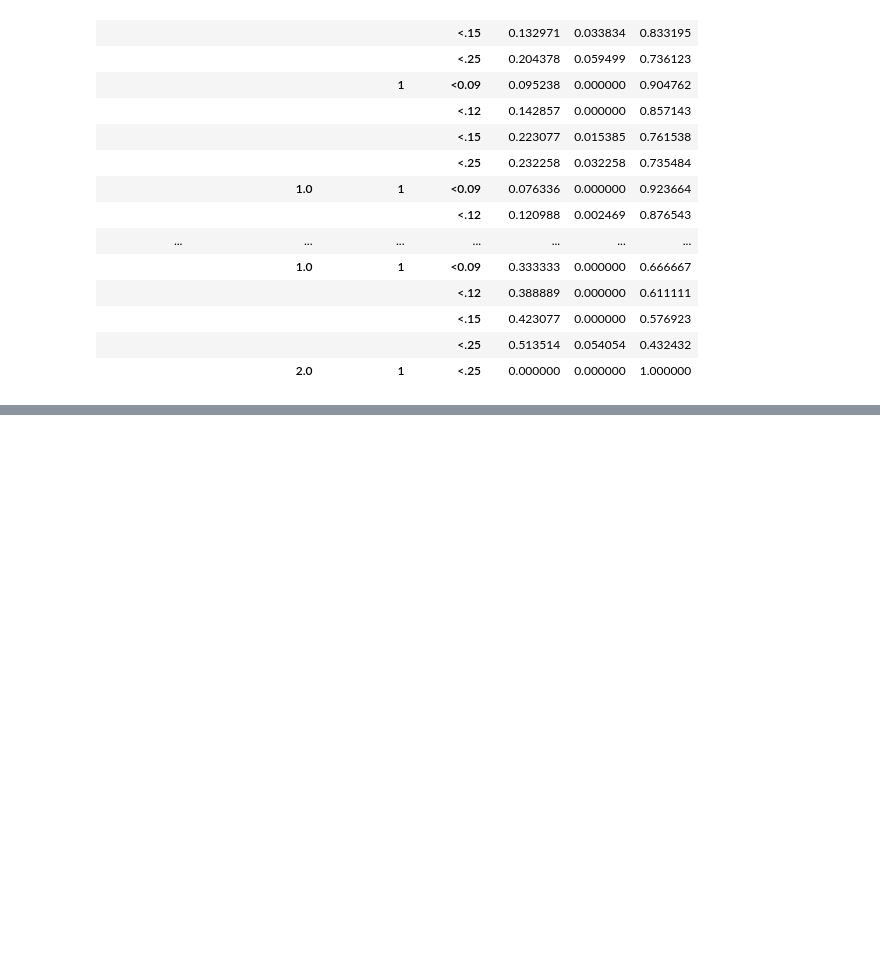
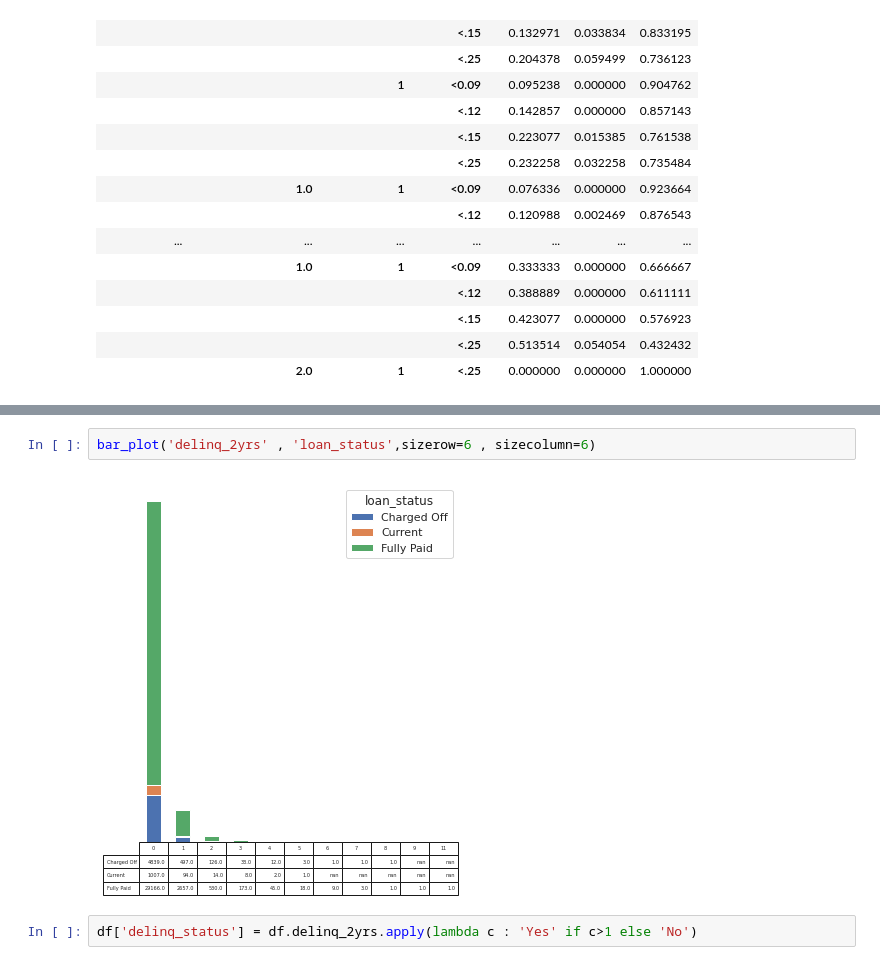
Before and after one commit to karthikmnkrishna/Loan-default-prediction, a Jupyter notebook: Loan_Case_study.ipynb, the cells around one changed output, grey strips where cells are left out. Cells and saved outputs as stored; diff of their text form; blank space fills up the shorter version.

```diff
--- a/Loan_Case_study.ipynb
+++ b/Loan_Case_study.ipynb
@@ -1071,0 +1101,6 @@ pd.crosstab([df.late_fee_status,df.pub_rec_bankruptcies ,df.pub_rec_exists ,df.i
+# %%
+bar_plot('delinq_2yrs' , 'loan_status',sizerow=6 , sizecolumn=6)
+# %% [output]
+[figure, added]
+# %%
+df['delinq_status'] = df.delinq_2yrs.apply(lambda c : 'Yes' if c>1 else 'No')
```
Also changed, not shown: parts of 6 cells of this notebook.
